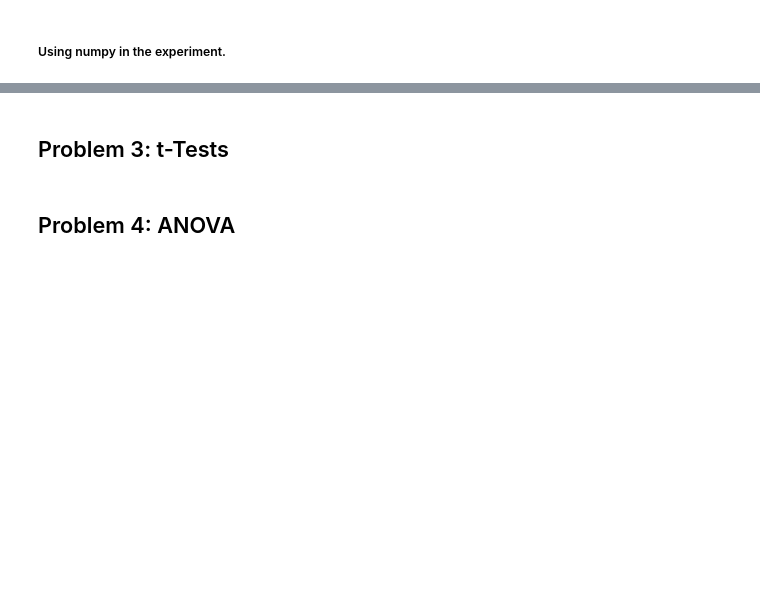
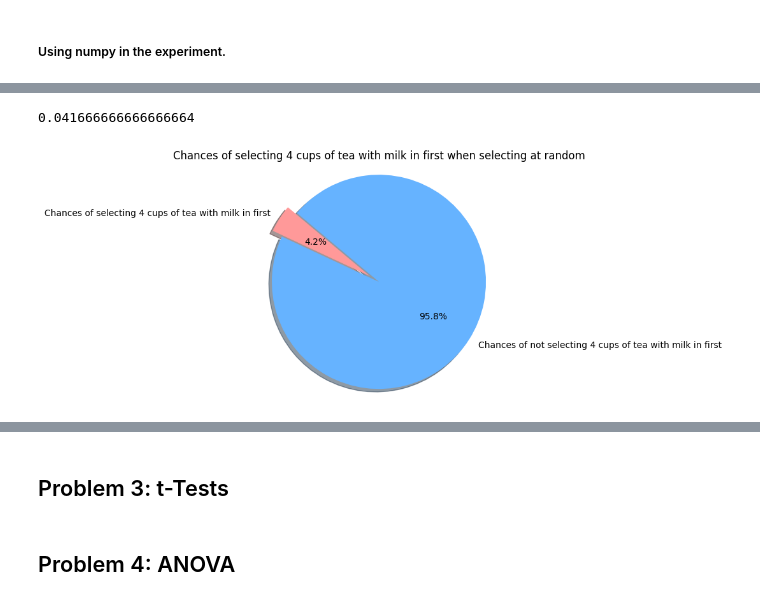
Before and after one commit to Jennyicano/applied-statistics, a Jupyter notebook: problems.ipynb, the cells around one changed output, grey strips where cells are left out. Drawn from its saved outputs; the diff is of its cells as text; code cells hidden in the pictures; blank space fills up the shorter version.

```diff
--- a/problems.ipynb
+++ b/problems.ipynb
@@ -101,7 +101,7 @@ ways_ordered
 11880
 # %%
 # Number of ways of shuffling four cups.
-no_shuffles = 5 * 4 * 3 * 2 * 1
+no_shuffles = 4 * 3 * 2 * 1
 
 # Show.
 no_shuffles
@@ -121,0 +191,18 @@ So, right know we can see there are 11880 different selections ordered that the
+# %%
+# looking in pie chart for the percent chances of selecting 4 cups of tea with milk in first when selecting at random
+# chances of selecting 4 cups of tea with milk in first when selecting at random
+chances = no_combs / ways_ordered
+print(chances)
+chances_percentage = chances * 100
+chances_percentage
+labels = ['Chances of selecting 4 cups of tea with milk in first', 'Chances of not selecting 4 cups of tea with milk in first']
+sizes = [chances_percentage, 100 - chances_percentage]
+colors = ['#ff9999','#66b3ff']
+explode = (0.1, 0)
+plt.pie(sizes, explode=explode, labels=labels, colors=colors, autopct='%1.1f%%', shadow=True, startangle=140)
+plt.axis('equal')
+plt.title('Chances of selecting 4 cups of tea with milk in first when selecting at random')
+plt.show()
+# %% [output]
+0.041666666666666664
+[figure, added]
```
Also changed, not shown: parts of 12 cells of this notebook.
